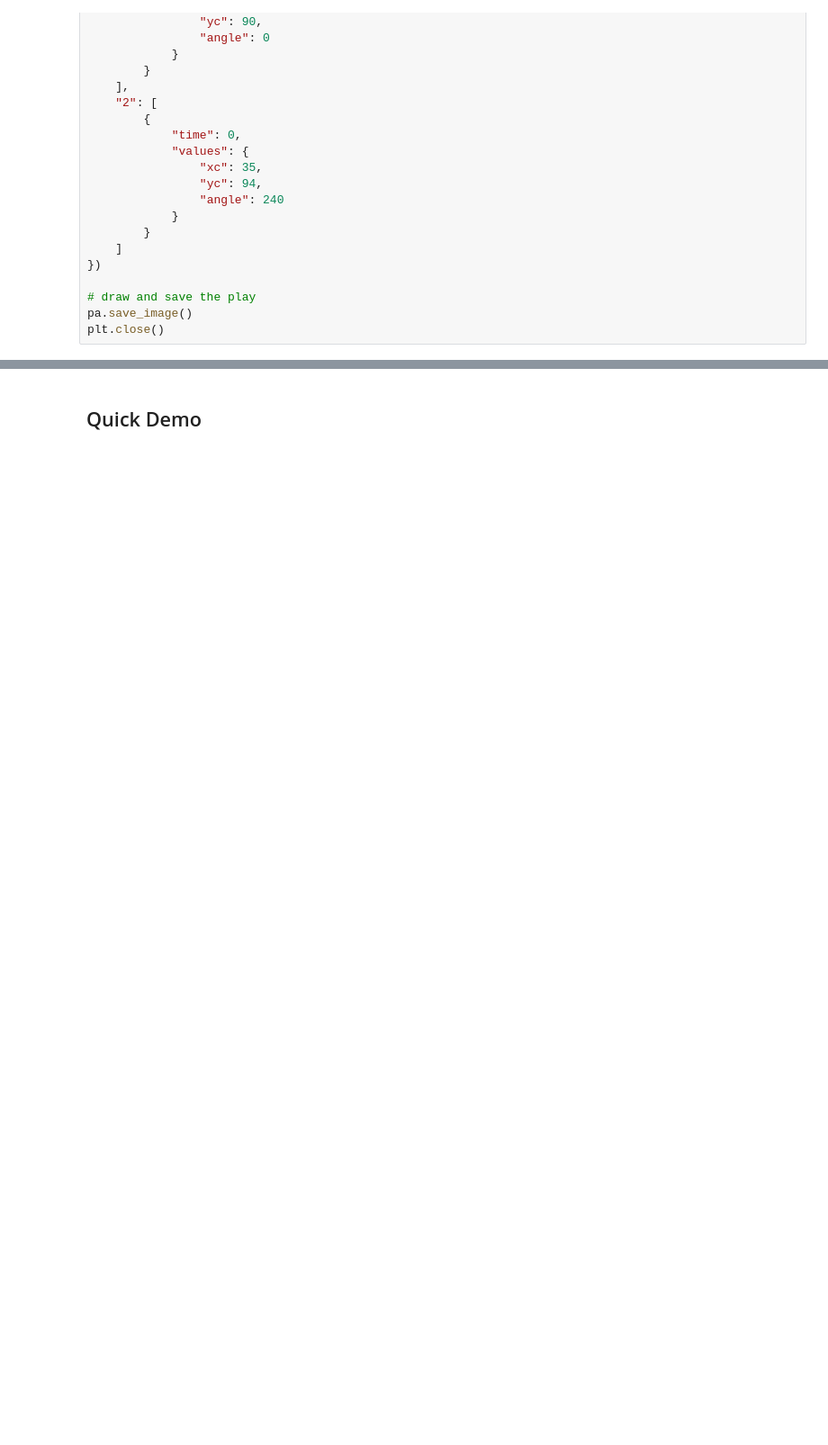
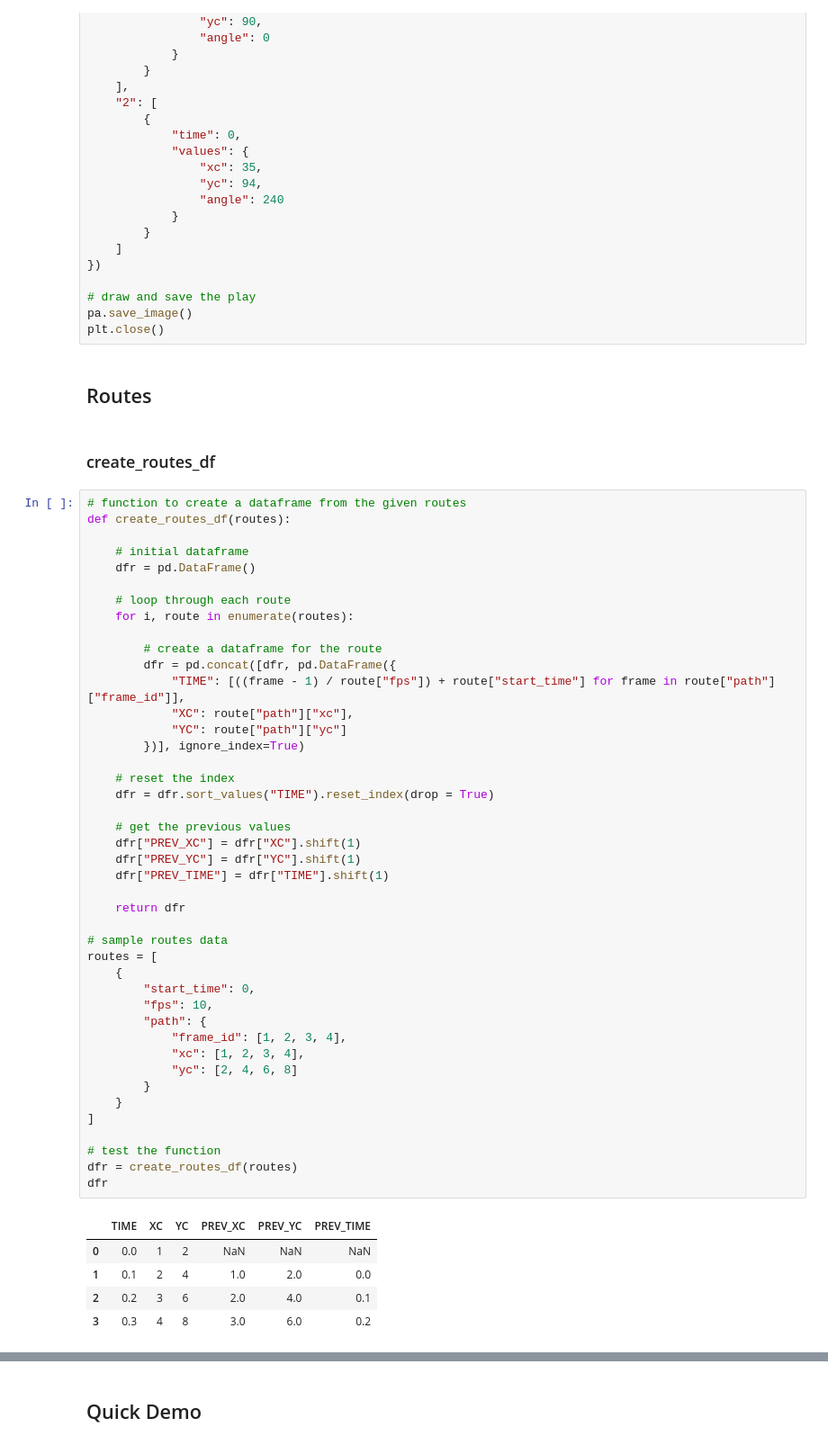
Before and after one commit to rjf2022/nfl-big-data-bowl, a Jupyter notebook: Visuals.ipynb, the cells around one changed output, grey strips where cells are left out. Shown: that part at 90% size. Cells and saved outputs as stored; diff of their text form; blank space fills up the shorter version.

```diff
--- a/Visuals.ipynb
+++ b/Visuals.ipynb
@@ -488,3 +488,56 @@ pa.add_keyframes({
 # draw and save the play
 pa.save_image()
 plt.close()
+# %% [markdown]
+## Routes
+# %% [markdown]
+### create_routes_df
+# %%
+# function to create a dataframe from the given routes
+def create_routes_df(routes):
+
+    # initial dataframe
+    dfr = pd.DataFrame()
+
+    # loop through each route
+    for i, route in enumerate(routes):
+
+        # create a dataframe for the route
+        dfr = pd.concat([dfr, pd.DataFrame({
+            "TIME": [((frame - 1) / route["fps"]) + route["start_time"] for frame in route["path"]["frame_id"]],
+            "XC": route["path"]["xc"],
+            "YC": route["path"]["yc"]
+        })], ignore_index=True)
+
+    # reset the index
+    dfr = dfr.sort_values("TIME").reset_index(drop = True)
+
+    # get the previous values
+    dfr["PREV_XC"] = dfr["XC"].shift(1)
+    dfr["PREV_YC"] = dfr["YC"].shift(1)
+    dfr["PREV_TIME"] = dfr["TIME"].shift(1)
+
+    return dfr
+
+# sample routes data
+routes = [
+    {
+        "start_time": 0,
+        "fps": 10,
+        "path": {
+            "frame_id": [1, 2, 3, 4],
+            "xc": [1, 2, 3, 4],
+            "yc": [2, 4, 6, 8]
+        }
+    }
+]
+
+# test the function
+dfr = create_routes_df(routes)
+dfr
+# %% [output]
+|  | TIME | XC | YC | PREV_XC | PREV_YC | PREV_TIME |
+| 0 | 0.0 | 1 | 2 | NaN | NaN | NaN |
+| 1 | 0.1 | 2 | 4 | 1.0 | 2.0 | 0.0 |
+| 2 | 0.2 | 3 | 6 | 2.0 | 4.0 | 0.1 |
+| 3 | 0.3 | 4 | 8 | 3.0 | 6.0 | 0.2 |
```
Also changed, not shown: parts of 5 cells of this notebook, 2 other files.
